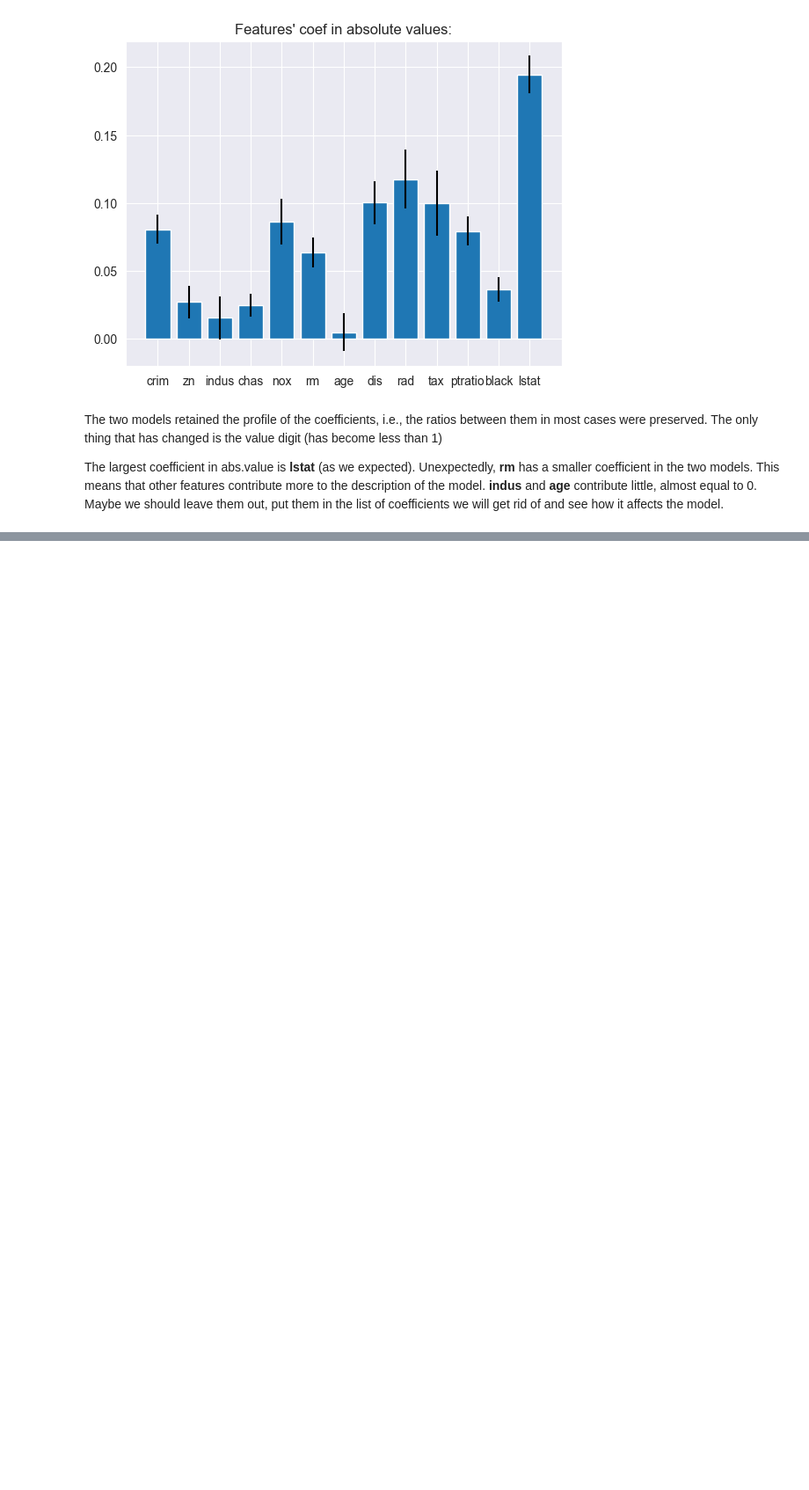
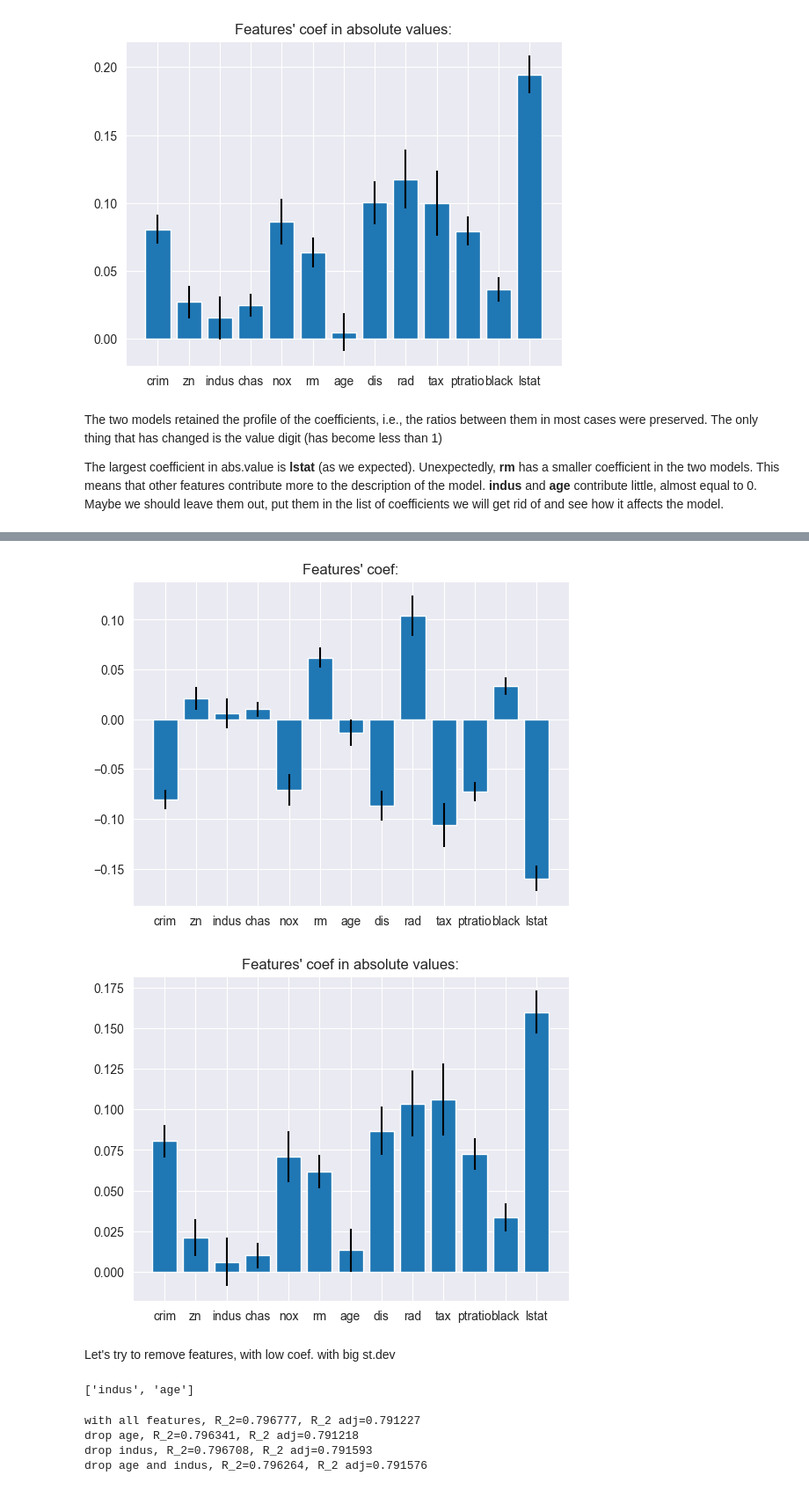
Before and after one commit to Smirness/BI_Stat_2021, a Jupyter notebook: project_ml/project_ml.ipynb, the cells around one changed output, grey strips where cells are left out. Shown at 88% size. Saved outputs shown, nothing was run; the diff lists cells and outputs as text; code cells hidden in the pictures; blank space fills up the shorter version.

```diff
--- a/project_ml/project_ml.ipynb
+++ b/project_ml/project_ml.ipynb
@@ -529,0 +524,10 @@ array([30.00384338, 25.02556238, 30.56759672, 28.60703649, 27.94352423,
+# %%
+# standartization
+means = bstn_3[X_col].mean(axis=0)
+stds = bstn_3[X_col].std(axis=0)
+
+scaled_X_3 = (bstn_3[X_col] - means) / stds
+
+X_3 = sm.add_constant(scaled_X_3)
+
+scaled_X_3.describe()
@@ -529,0 +544,8 @@ array([30.00384338, 25.02556238, 30.56759672, 28.60703649, 27.94352423,
+# %%
+# for bstn_3
+y_3 = bstn_3.get(['medv'])
+
+model_3 = sm.OLS(y_3, X_3)
+results_3 = model_3.fit()
+
+print(results_3.summary())
@@ -529,0 +570,37 @@ array([30.00384338, 25.02556238, 30.56759672, 28.60703649, 27.94352423,
+# %%
+# Barplots of coef for model before transformation of medv
+plt.bar(results_3.params.index[1:], results_3.params[1:], yerr=results_3.bse[1:])
+plt.title("Features' coef:")
+plt.show()
+# In absolute values
+plt.bar(results_3.params.index[1:], abs(results_3.params[1:]), yerr=results_3.bse[1:])
+plt.title("Features' coef in absolute values:")
+plt.show()
+# %% [output]
+[figure, added]
+[figure, added]
+# %% [markdown]
+Let's try to remove features, with low coef. with big st.dev
+# %%
+removal_features
+# %% [output]
+['indus', 'age']
+# %%
+model_3_1 = sm.OLS(y_3, X_3.drop(columns=['age']))
+results_3_1 = model_3_1.fit()
+
+model_3_2 = sm.OLS(y_3, X_3.drop(columns=['indus']))
+results_3_2 = model_3_2.fit()
+
+model_3_3 = sm.OLS(y_3, X_3.drop(columns=['age', 'indus']))
+results_3_3 = model_3_3.fit()
+
+print('with all features, R_2=%f, R_2 adj=%f' % (results_3.rsquared, results_3.rsquared_adj))
+print('drop age, R_2=%f, R_2 adj=%f' % (results_3_1.rsquared, results_3_1.rsquared_adj))
+print('drop indus, R_2=%f, R_2 adj=%f' % (results_3_2.rsquared, results_3_2.rsquared_adj))
+print('drop age and indus, R_2=%f, R_2 adj=%f' % (results_3_3.rsquared, results_3_3.rsquared_adj))
+# %% [output]
+with all features, R_2=0.796777, R_2 adj=0.791227
+drop age, R_2=0.796341, R_2 adj=0.791218
+drop indus, R_2=0.796708, R_2 adj=0.791593
+drop age and indus, R_2=0.796264, R_2 adj=0.791576
```
Also changed, not shown: parts of 48 cells of this notebook.
